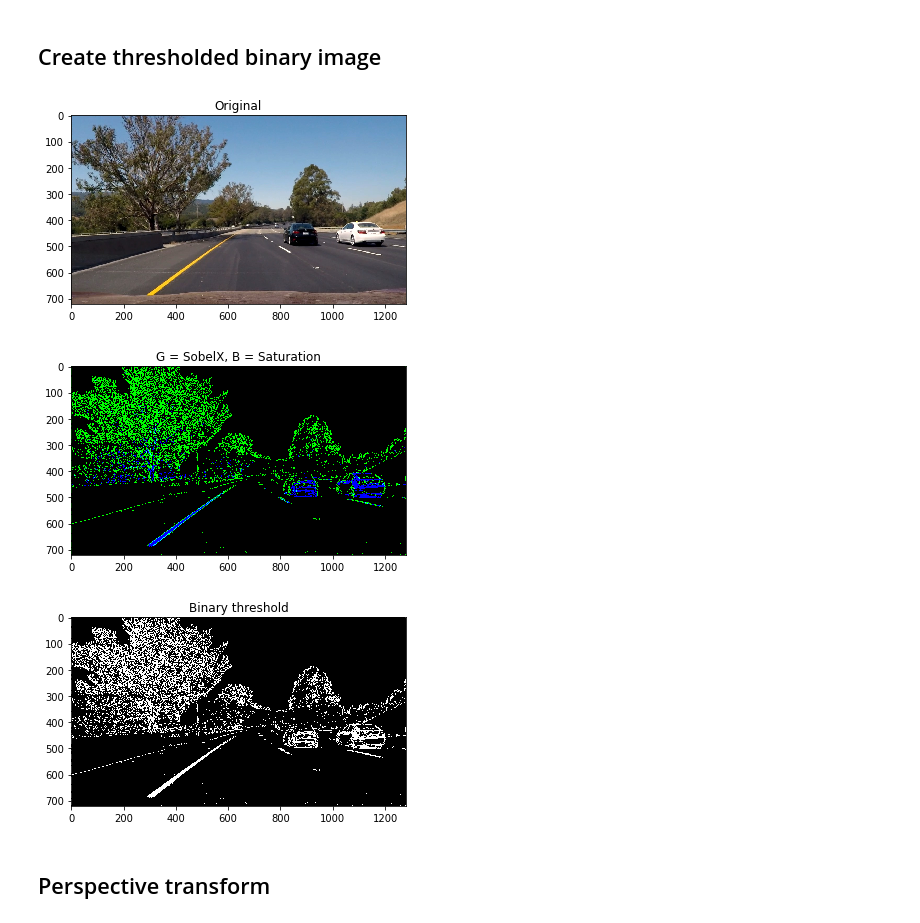
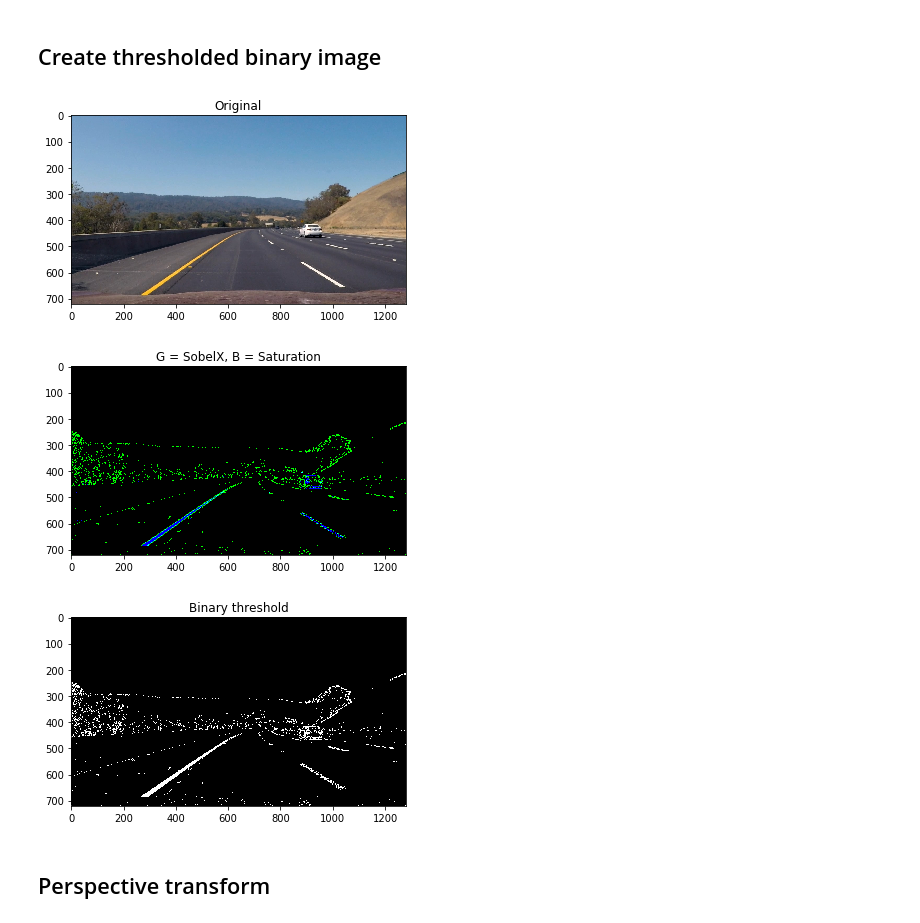
Before and after one commit to ashwinmr/CarND-Advanced-Lane-Lines, a Jupyter notebook: Main.ipynb, the cells around one changed output. Drawn from its saved outputs; the diff is of its cells as text; code cells hidden in the pictures.

```diff
--- a/Main.ipynb
+++ b/Main.ipynb
@@ -93,6 +93,9 @@ def get_bin_thresh(image,sx_thresh=(20, 100),sat_thresh=(170, 255)):
 
     # Debugplot flag
     debugplot = True
+
+    # Grayscale
+    image_gray = cv2.cvtColor(image,cv2.COLOR_RGB2GRAY)
 
     # Convert to HLS color space
     hls = cv2.cvtColor(image, cv2.COLOR_BGR2HLS)
@@ -112,40 +115,39 @@ def get_bin_thresh(image,sx_thresh=(20, 100),sat_thresh=(170, 255)):
     sat_binary = np.zeros_like(s_channel)
     sat_binary[(s_channel >= sat_thresh[0]) & (s_channel <= sat_thresh[1])] = 1
 
     # Create binary image
-    bin_thresh = np.zeros_like(image)
+    bin_thresh = np.zeros_like(image_gray)
     bin_thresh[(sx_binary > 0) | (sat_binary > 0)]=1
-
 
     # Debugplot
     if debugplot:
         plt.figure()
         plt.imshow(image)
         plt.title('Original')
 
         plt.figure()
         color_binary = np.dstack(( np.zeros_like(sx_binary), sx_binary, sat_binary)) * 255
         plt.imshow(color_binary)
         plt.title('G = SobelX, B = Saturation')
 
         plt.figure()
-        plt.imshow(bin_thresh * 255)
+        plt.imshow(bin_thresh * 255,cmap = 'gray')
         plt.title('Binary threshold')
 
     return bin_thresh
 
 # Obtain test image files
 files = os.listdir("test_images/")
-file_num = 0
+file_num = 4
 image = cv2.imread('test_images/' + files[file_num])
 
 # Convert to RGB
 image = cv2.cvtColor(image,cv2.COLOR_BGR2RGB)
 image_bin = get_bin_thresh(image)*255
 # %% [output]
-[figure, old version]
+[figure, new version]
-[figure, old version]
+[figure, new version]
-[figure, old version]
+[figure, new version]
 # %% [markdown]
 ## Perspective transform
 # %%
```
Also changed, not shown: parts of 3 cells of this notebook, 1 other file.
